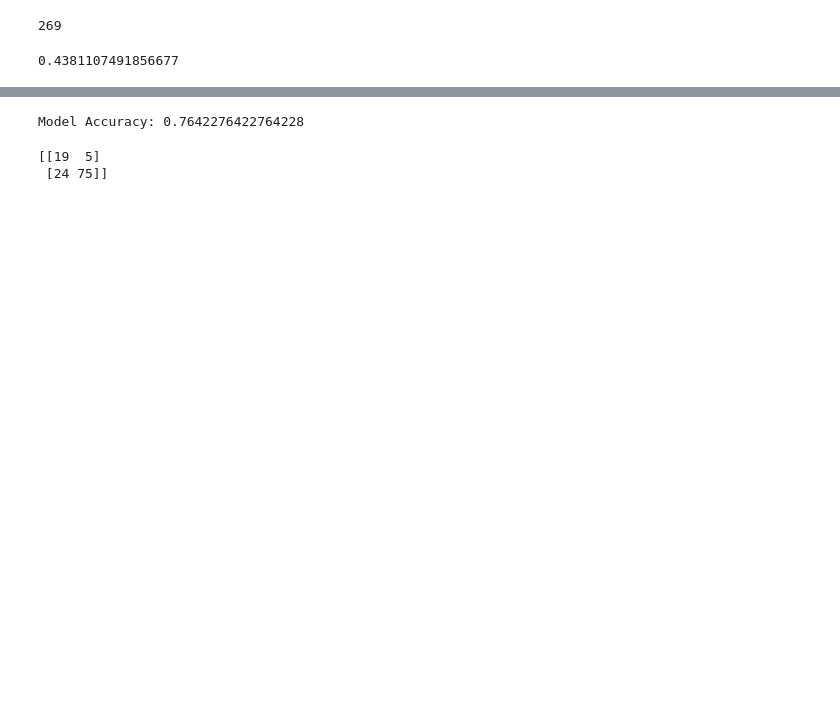
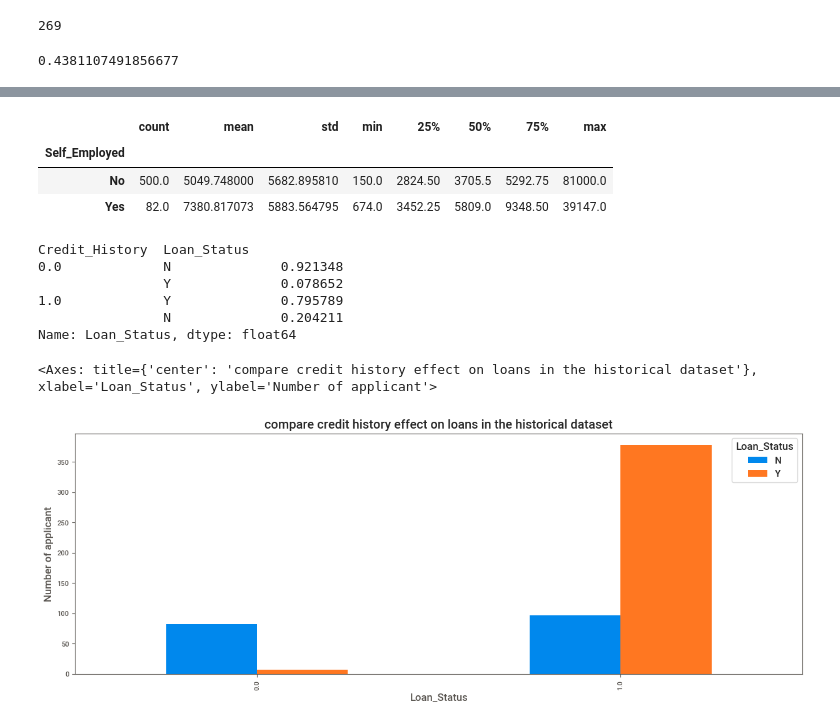
Before and after one commit to AnjaliDharmik/Home-Loan-Space, a Jupyter notebook: Home Loan Prediction.ipynb, the cells around one changed output, grey strips where cells are left out. Saved outputs shown, nothing was run; the diff lists cells and outputs as text; code cells hidden in the pictures; blank space fills up the shorter version.

```diff
--- a/Home Loan Prediction.ipynb
+++ b/Home Loan Prediction.ipynb
@@ -533,9 +355,24 @@ predictions_clf = clf.predict(X_test)
-# %%
-print('Model Accuracy:', accuracy_score(predictions_clf, y_test))
-# %% [output]
-Model Accuracy: 0.7642276422764228
-# %%
-print(confusion_matrix(predictions_clf, y_test))
-# %% [output]
-[[19  5]
- [24 75]]
+# %%
+# How do the incomes of those who are employed compare to those who are self employed based on the historical dataset?
+train.groupby('Self_Employed')['ApplicantIncome'].describe()
+# %% [output]
+|  | count | mean | std | min | 25% | 50% | 75% | max |
+| Self_Employed |  |  |  |  |  |  |  |  |
+| No | 500.0 | 5049.748000 | 5682.895810 | 150.0 | 2824.50 | 3705.5 | 5292.75 | 81000.0 |
+| Yes | 82.0 | 7380.817073 | 5883.564795 | 674.0 | 3452.25 | 5809.0 | 9348.50 | 39147.0 |
+# %%
+# Are applicants with a credit history more likely to default than those who do not have one?
+train.groupby('Credit_History')['Loan_Status'].value_counts(normalize=True)
+# %% [output]
+Credit_History  Loan_Status
+0.0             N              0.921348
+                Y              0.078652
+1.0             Y              0.795789
+                N              0.204211
+Name: Loan_Status, dtype: float64
+# %%
+CrosstabResult=pd.crosstab(index=train['Credit_History'],columns=train['Loan_Status'])
+CrosstabResult.plot.bar(title='compare credit history effect on loans in the historical dataset', xlabel='Loan_Status',ylabel='Number of applicant')
+# %% [output]
+<Axes: title={'center': 'compare credit history effect on loans in the historical dataset'}, xlabel='Loan_Status', ylabel='Number of applicant'>
+[figure, added]
```
Also changed, not shown: parts of 89 cells of this notebook.
